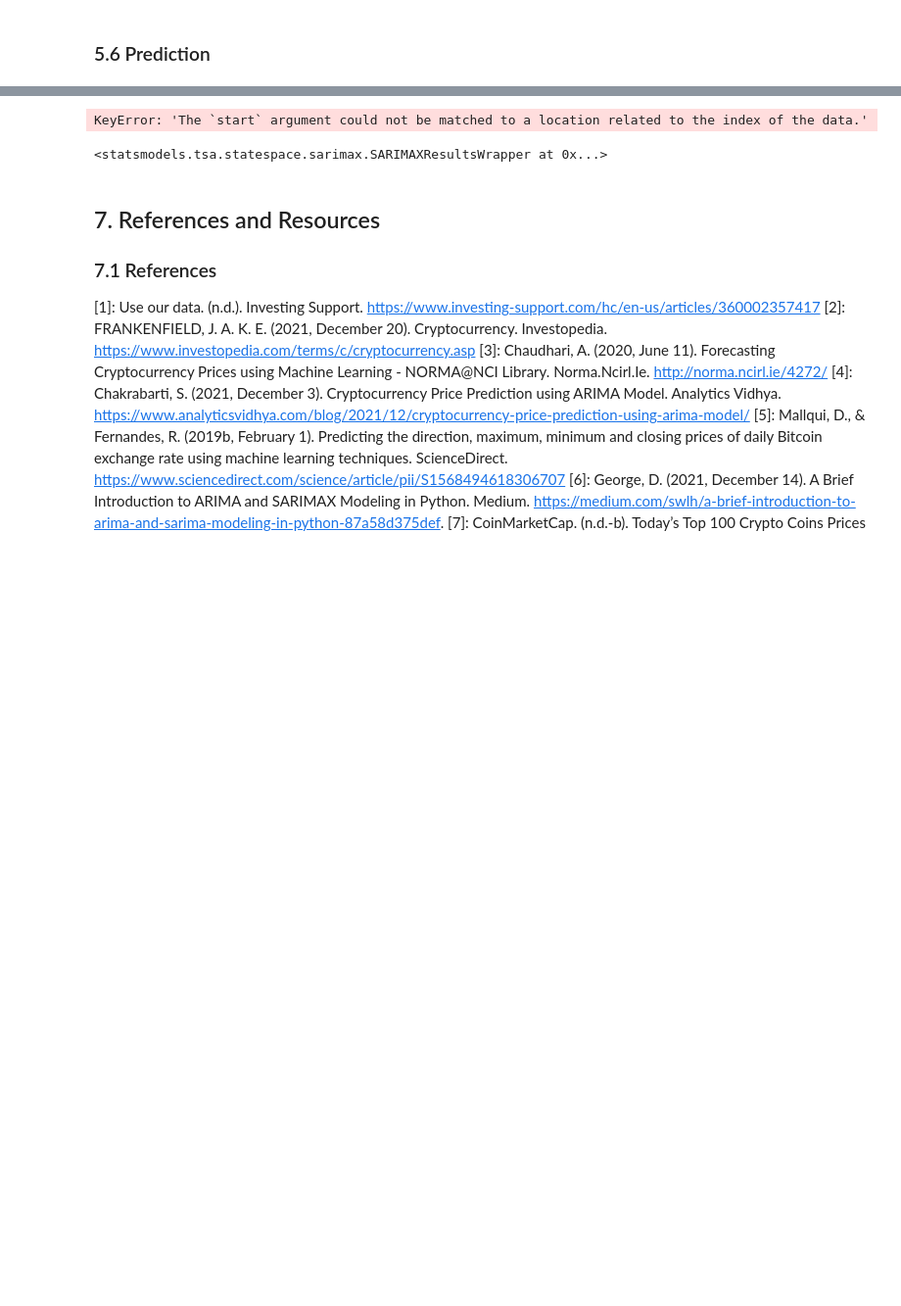
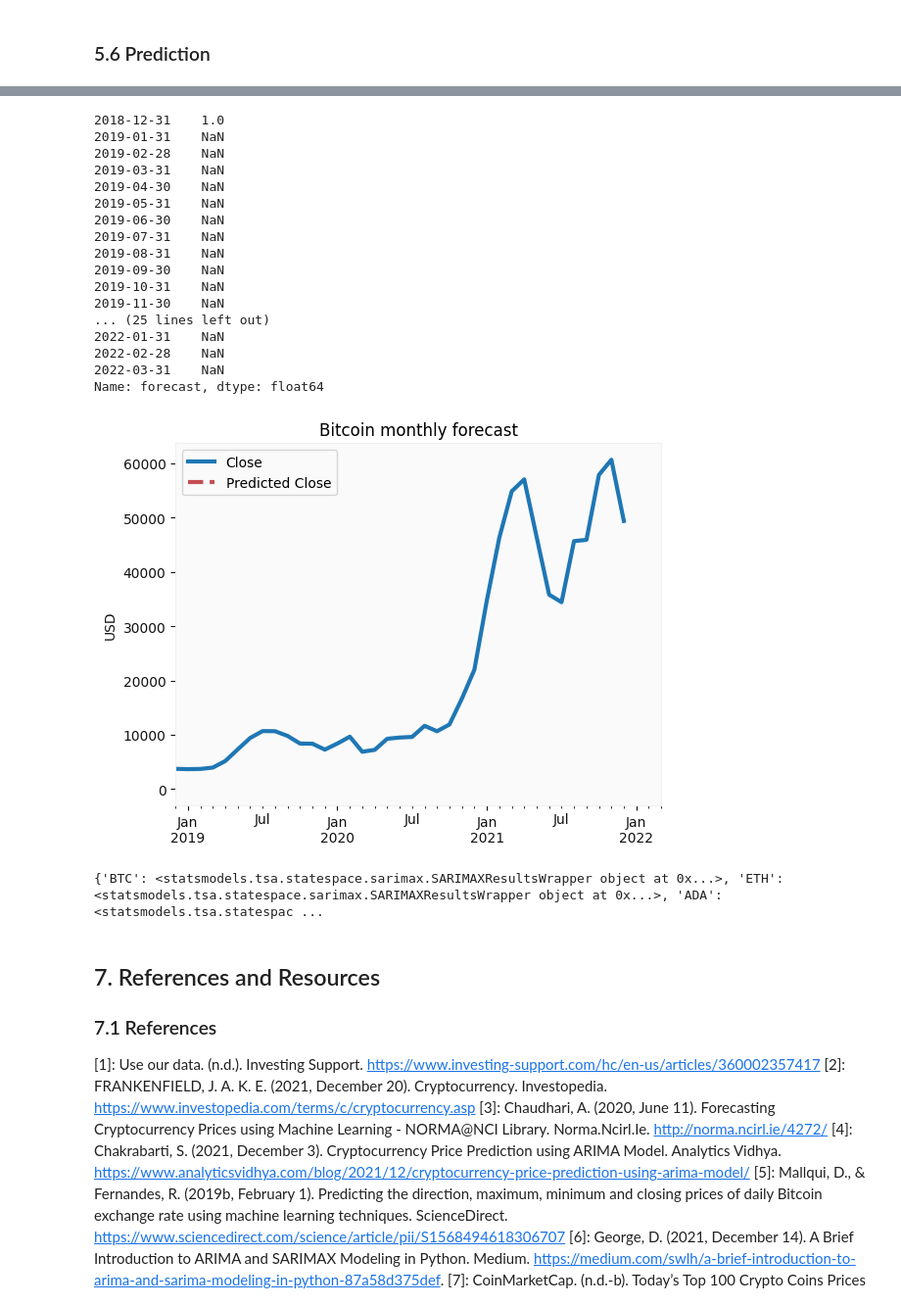
Before and after one commit to gshudhanshu/CM2015-Programming-with-data_Mid-term, a Jupyter notebook: CM2015_Mid-term.ipynb, the cells around one changed output, grey strips where cells are left out. Shown at 98% size. Saved outputs shown, nothing was run; the diff lists cells and outputs as text; code cells hidden in the pictures; blank space fills up the shorter version.

```diff
--- a/CM2015_Mid-term.ipynb
+++ b/CM2015_Mid-term.ipynb
@@ -688,25 +696,44 @@ def invboxcox(y,lmbda):
 # %%
 # Prediction
 btc_month_pred = monthMean['BTC'][['Close']]
-date_list = [datetime(2022, 1, 28), datetime(2022, 2, 28), datetime(2022, 3, 28)]
+date_list = [datetime(2022, 1, 31), datetime(2022, 2, 28), datetime(2022, 3, 31)]
 future = pd.DataFrame(index=date_list, columns= monthMean['BTC'].columns)
 btc_month_pred = pd.concat([btc_month_pred, future])
 
 #btc_month_pred['forecast'] = invboxcox(best_model.predict(start=0, end=75), lmbda)
-btc_month_pred['forecast'] = invboxcox(best_models['BTC'].predict(start=datetime(2019, 1, 28), end=datetime(2022, 3, 28)), lmbda)
+btc_month_pred['forecast'] = invboxcox(best_models['BTC'].predict(start=0, end=75), lmbda)
 
 btc_month_pred.Close.plot(linewidth=3)
 btc_month_pred.forecast.plot(color='r', ls='--', label='Predicted Close', linewidth=3)
 plt.legend()
 plt.grid()
 plt.title('Bitcoin monthly forecast')
 plt.ylabel('USD')
+
+btc_month_pred['forecast']
 # %% [output]
-KeyError: 'The `start` argument could not be matched to a location related to the index of the data.'
+2018-12-31    1.0
+2019-01-31    NaN
+2019-02-28    NaN
+2019-03-31    NaN
+2019-04-30    NaN
+2019-05-31    NaN
+2019-06-30    NaN
+2019-07-31    NaN
+2019-08-31    NaN
+2019-09-30    NaN
+2019-10-31    NaN
+2019-11-30    NaN
+... (25 lines left out)
+2022-01-31    NaN
+2022-02-28    NaN
+2022-03-31    NaN
+Name: forecast, dtype: float64
+[figure, added]
-# %%
-best_models['BTC']
-# %% [output]
-<statsmodels.tsa.statespace.sarimax.SARIMAXResultsWrapper at 0x...>
+# %%
+print(best_models)
+# %% [output]
+{'BTC': <statsmodels.tsa.statespace.sarimax.SARIMAXResultsWrapper object at 0x...>, 'ETH': <statsmodels.tsa.statespace.sarimax.SARIMAXResultsWrapper object at 0x...>, 'ADA': <statsmodels.tsa.statespac ...
 # %% [markdown]
 ## 7. References and Resources
 ### 7.1 References
```
Also changed, not shown: parts of 2 cells of this notebook.
